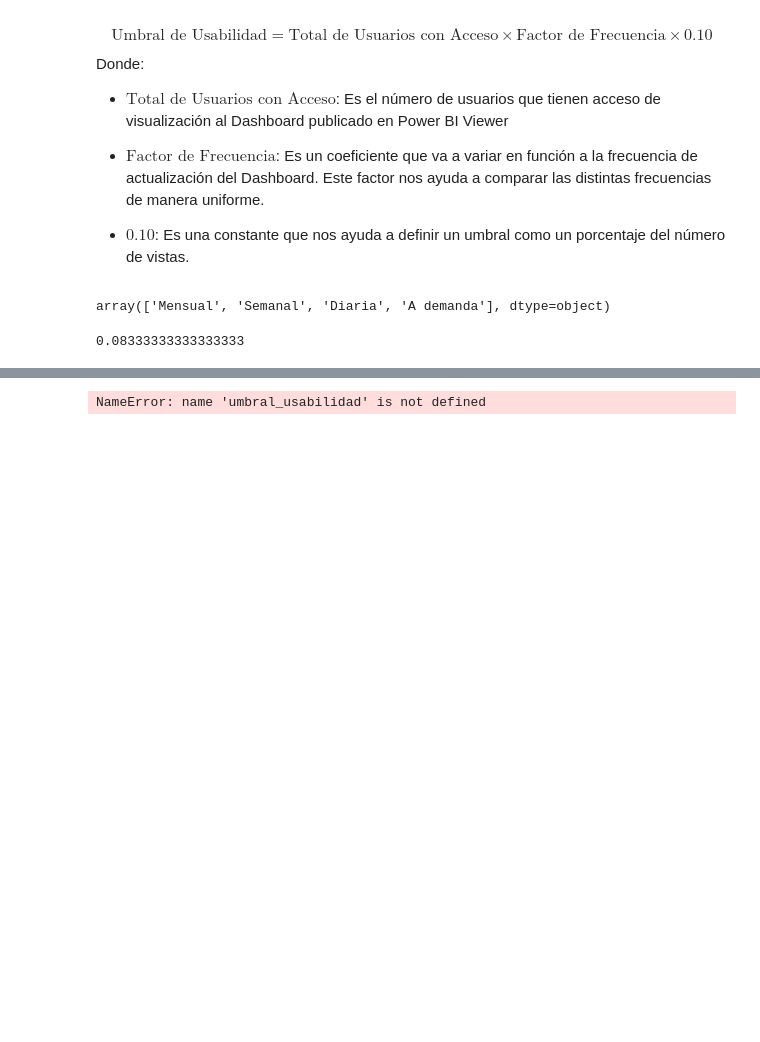
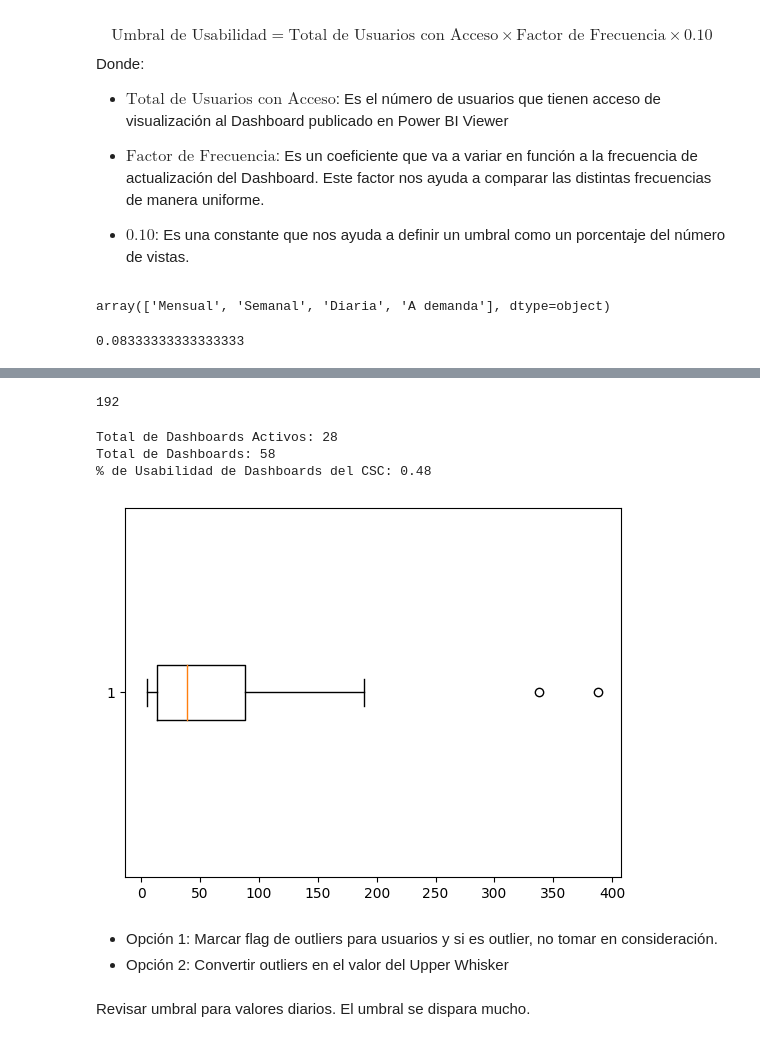
Before and after one commit to alessandroperales74/alicorp_eda_dashboards, a Jupyter notebook: eda_dashboards.ipynb, the cells around one changed output, grey strips where cells are left out. Drawn from its saved outputs; the diff is of its cells as text; code cells hidden in the pictures; blank space fills up the shorter version.

```diff
--- a/eda_dashboards.ipynb
+++ b/eda_dashboards.ipynb
@@ -327,6 +364,17 @@ df[['Dashboard','Usuarios','Frecuencia','total_vistas_1_sem_2025','umbral_vistas
 # %%
-141 * 0.05 * 22
+141 * 0.1 * 132
 
-umbral_usabilidad(total_usuarios=141,frecuencia='Diaria',coef=0.1)
+umbral_usabilidad(total_usuarios=141,frecuencia='Diaria',coef=0.05)
 # %% [output]
-NameError: name 'umbral_usabilidad' is not defined
+192
+# %%
+total_dashboards_activos = len(df['es_activo'][df['es_activo']==1])
+total_dashboards = len(df)
+
+print('Total de Dashboards Activos:',total_dashboards_activos)
+print('Total de Dashboards:',total_dashboards)
+print('% de Usabilidad de Dashboards del CSC:', round(total_dashboards_activos / total_dashboards,2))
+# %% [output]
+Total de Dashboards Activos: 28
+Total de Dashboards: 58
+% de Usabilidad de Dashboards del CSC: 0.48
@@ -332,0 +393,10 @@ NameError: name 'umbral_usabilidad' is not defined
+# %%
+plt.boxplot(df['Usuarios'],vert=False)
+plt.show()
+# %% [output]
+[figure, added]
+# %% [markdown]
+- Opción 1: Marcar flag de outliers para usuarios y si es outlier, no tomar en consideración.
+- Opción 2: Convertir outliers en el valor del Upper Whisker
+# %% [markdown]
+Revisar umbral para valores diarios. El umbral se dispara mucho.
```
Also changed, not shown: parts of 7 cells of this notebook, 4 other files.
